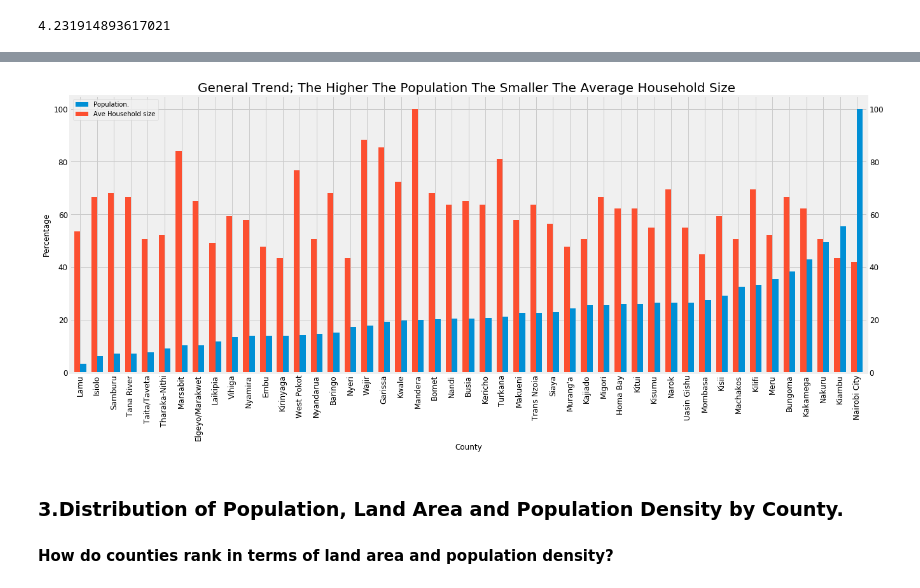
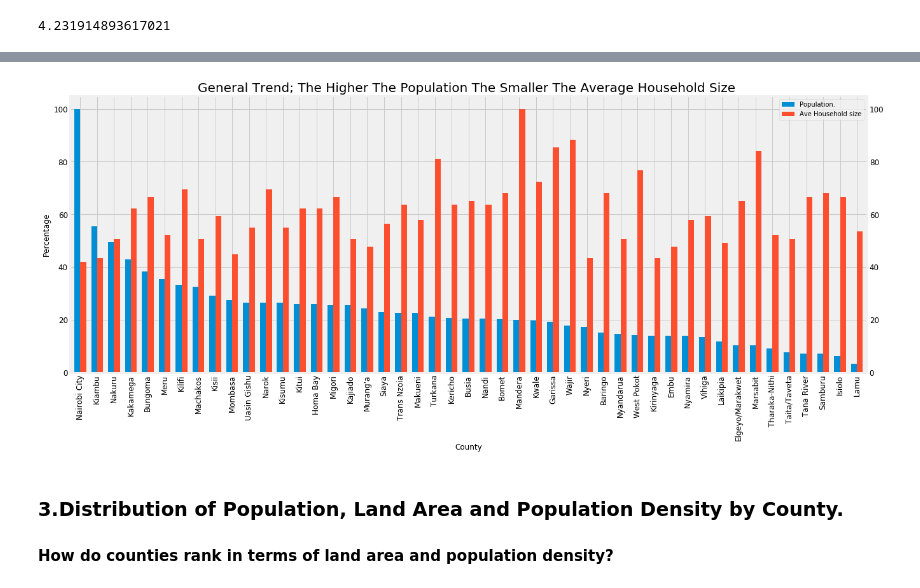
Before and after one commit to kiragutk/censuskenya2019, a Jupyter notebook: Census Kenya 2019.ipynb, the cells around one changed output, grey strips where cells are left out. Drawn from its saved outputs; the diff is of its cells as text; code cells hidden in the pictures.

```diff
--- a/Census Kenya 2019.ipynb
+++ b/Census Kenya 2019.ipynb
@@ -281,14 +294,14 @@ household.head()
 # %%
-# plotting population and average household size in the same graph
+# plotting population and average household size in the same graph with same range of y-axis after normalization into %s.
 household.sort_values('Population.', inplace=True, ascending = False)
 household.plot(x = 'County', y = ['Population.', 'Ave Household size'], kind = 'bar', width=0.7, figsize=(20, 8))
 plt.xlabel('County', fontsize = 12)
 plt.ylabel('Percentage', fontsize = 12)
-plt.gca().invert_xaxis()
+#plt.gca().invert_xaxis()
 plt.title('General Trend; The Higher The Population The Smaller The Average Household Size ', fontsize = 20)
 plt.tick_params(labelsize=12, labelright=True)
 # %% [output]
-[figure, old version]
+[figure, new version]
 # %% [markdown]
 ### 3.Distribution of Population, Land Area and Population Density by County.
 #### How do counties rank in terms of land area and population density?
```
Also changed, not shown: parts of 48 cells of this notebook.
